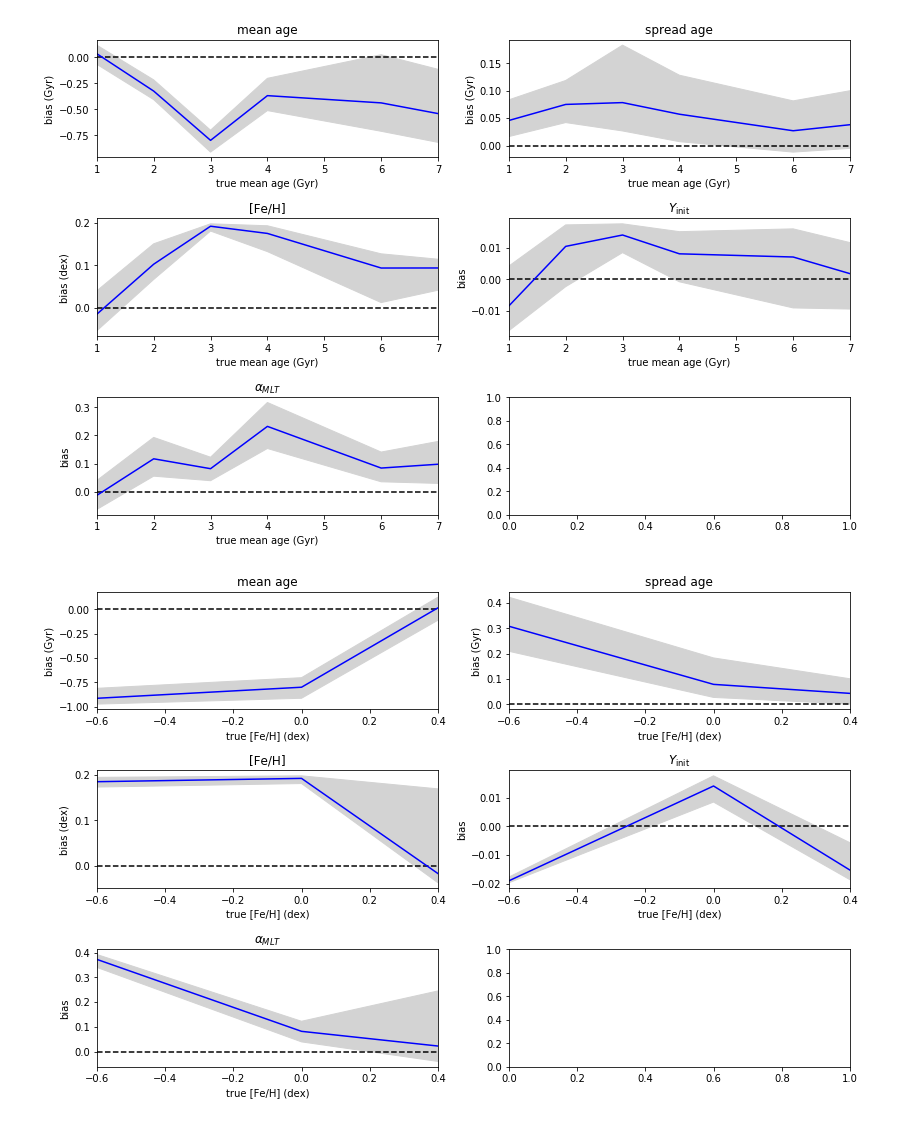
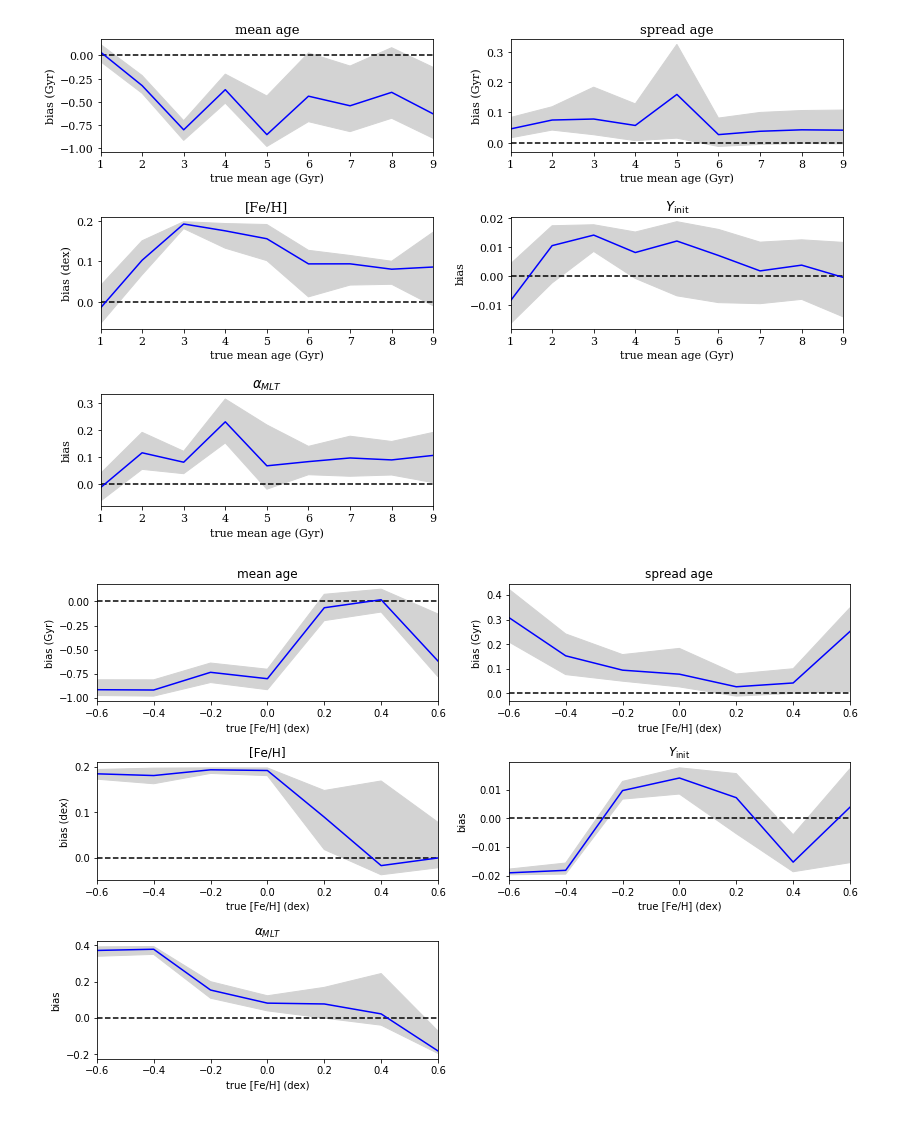
Before and after one commit to Harry-Westwood/Y4-Project-InterNeuralStellar, a Jupyter notebook: HBM results/pseudo-clusters/bias_runs/bias_analysis.ipynb, the cells around one changed output. Saved outputs shown, nothing was run; the diff lists cells and outputs as text; code cells hidden in the pictures.

Commit message:
bias analysis now with all HBM runs finished and all 3 plots ready

```diff
--- a/HBM results/pseudo-clusters/bias_runs/bias_analysis.ipynb
+++ b/HBM results/pseudo-clusters/bias_runs/bias_analysis.ipynb
@@ -5,5 +6,5 @@ import matplotlib.pyplot as plt
 # %%
-true_ages = [1,2,3,4,6,7]
+true_ages = [1,2,3,4,5,6,7,8,9]
 age_dfs=[]
 for i in true_ages:
     this_df = pd.read_csv('Age_results/'+str(i)+'Gyr.csv')
@@ -15,7 +16,7 @@ for i in true_ages:
     age_dfs.append(this_df)
 age_df = pd.concat(age_dfs)
 # %%
-true_fehs = [-0.6,0.0,0.4]
+true_fehs = [-0.6,-0.4,-0.2,0.0,0.2,0.4,0.6]
 feh_dfs=[]
 for i in true_fehs:
     this_df = pd.read_csv('feh_results/'+str(i)+'dex.csv')
@@ -37,48 +53,54 @@ def plotBias1(ax, df, x, parameter, colour, label):
     ax.plot(x, ratio, color=colour, label=label, zorder=1)
     ax.errorbar(x, ratio, yerr=ratio_err, fmt='.', color=colour,zorder=2)
 
-def plotBias2(ax, df, x, parameter, xlabel, ylabel, title):
+def plotBias2(ax, df, x, parameter, xlabel, ylabel, title, colour='blue', second=False):
     est = df[parameter+'_est']
     true = df['true_'+parameter]
     diff = est-true
-    ax.plot(x, diff, color='blue', zorder=2)
+    ax.plot(x, diff, color=colour, zorder=2)
     upper_dots = diff+df[parameter+'_high_err']
     lower_dots = diff-df[parameter+'_low_err']
     dots = np.concatenate([upper_dots,lower_dots[::-1]])
     xs = np.concatenate([x,x[::-1]])
     ax.fill(xs, dots, color='lightgrey',zorder=0)
-    ax.hlines(0, min(x), max(x), 'k', ls='--', zorder=1)
-    ax.set_xlim([min(x),max(x)])
-    ax.set_xlabel(xlabel)
-    ax.set_ylabel(ylabel)
-    ax.set_title(title)
+    if second==False:
+        ax.hlines(0, min(x), max(x), 'k', ls='--', zorder=1)
+        ax.set_xlim([min(x),max(x)])
+        ax.set_xlabel(xlabel)
+        ax.set_ylabel(ylabel)
+        ax.set_title(title)
 # %%
 #age bias trends
+rc("font", family="serif", size=11)
 fig,ax = plt.subplots(3,2, figsize=[12,8])
 fig.tight_layout(pad=4.0)
 x = age_df['true_mean_age']
+y = age_df['mean_age_est']
 
 plotBias2(ax[0][0], age_df, x, 'mean_age', 'true mean age (Gyr)', 'bias (Gyr)', 'mean age')
+#plotBias2(ax[0][0], age_df, y, 'mean_age', 'true mean age (Gyr)', 'bias (Gyr)', 'mean age', colour='red', second=True)
 plotBias2(ax[0][1], age_df, x, 'spread_age', 'true mean age (Gyr)', 'bias (Gyr)', 'spread age')
 plotBias2(ax[1][0], age_df, x, 'mean_feh', 'true mean age (Gyr)', 'bias (dex)', '[Fe/H]')
 plotBias2(ax[1][1], age_df, x, 'mean_Y', 'true mean age (Gyr)', 'bias', r'$Y_{\rm init}$')
 plotBias2(ax[2][0], age_df, x, 'mean_MLT', 'true mean age (Gyr)', 'bias', r'$\alpha_{MLT}$')
+ax[2][1].axis('off')
 
 plt.show()
 # %% [output]
-[figure, old version]
+[figure, new version]
 # %%
 #feh bias trends
 fig,ax = plt.subplots(3,2, figsize=[12,8])
 fig.tight_layout(pad=4.0)
 x = feh_df['true_mean_feh']
 
 plotBias2(ax[0][0], feh_df, x, 'mean_age', 'true [Fe/H] (dex)', 'bias (Gyr)', 'mean age')
 plotBias2(ax[0][1], feh_df, x, 'spread_age', 'true [Fe/H] (dex)', 'bias (Gyr)', 'spread age')
 plotBias2(ax[1][0], feh_df, x, 'mean_feh', 'true [Fe/H] (dex)', 'bias (dex)', '[Fe/H]')
 plotBias2(ax[1][1], feh_df, x, 'mean_Y', 'true [Fe/H] (dex)', 'bias', r'$Y_{\rm init}$')
 plotBias2(ax[2][0], feh_df, x, 'mean_MLT', 'true [Fe/H] (dex)', 'bias', r'$\alpha_{MLT}$')
+ax[2][1].axis('off')
 
 plt.show()
 # %% [output]
-[figure, old version]
+[figure, new version]
```
Also changed, not shown: parts of 3 cells of this notebook.
